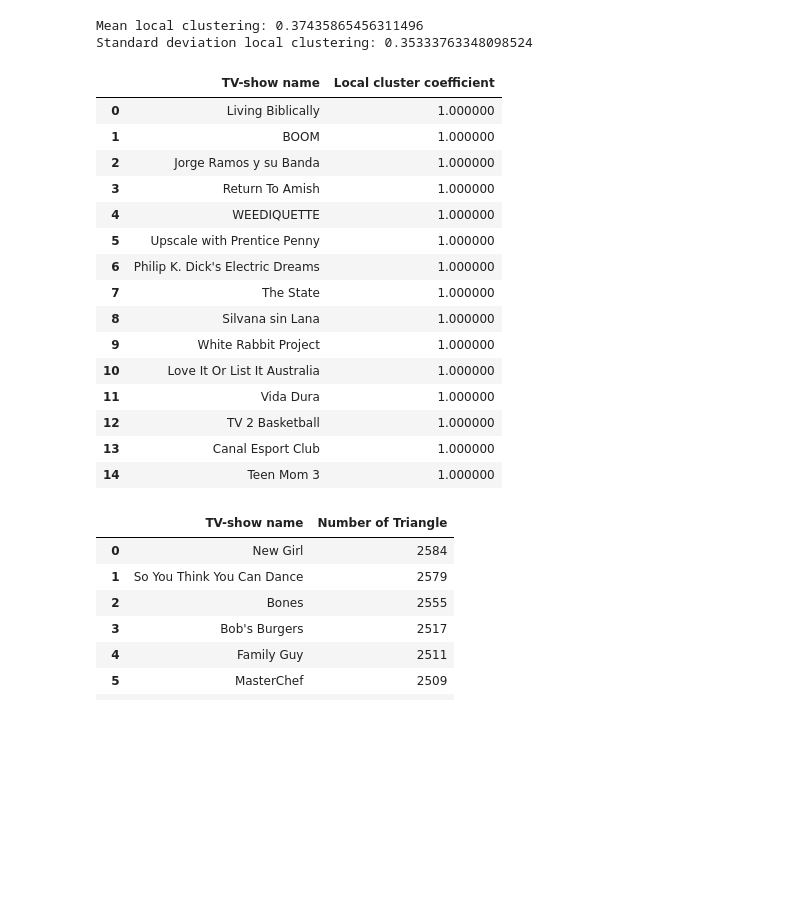
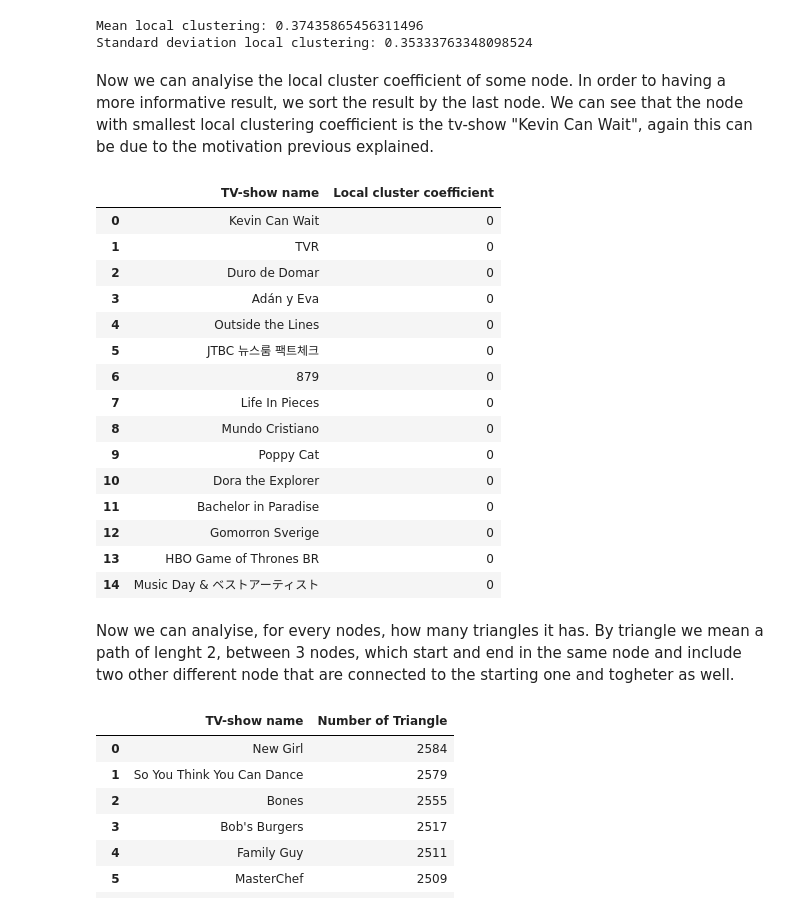
Before and after one commit to tommasopessina/TV-Show-Network-Analysis, a Jupyter notebook: Project.ipynb, the cells around one changed output. Drawn from its saved outputs; the diff is of its cells as text; code cells hidden in the pictures; blank space fills up the shorter version.

```diff
--- a/Project.ipynb
+++ b/Project.ipynb
@@ -98,42 +109,47 @@ print('Standard deviation local clustering: {}'.format(np.std(list_local_cluster
 # %% [output]
 Mean local clustering: 0.37435865456311496
 Standard deviation local clustering: 0.35333763348098524
+# %% [markdown]
+Now we can analyise the local cluster coefficient of some node.
+In order to having a more informative result, we sort the result by the last node. We can see that the node with smallest local clustering coefficient is the tv-show "Kevin Can Wait", again this can be due to the motivation previous explained.
 # %%
 clustering = nx.clustering(graph)
-cluster = sorted(clustering.items(), key=lambda x: x[1], reverse=True)
+cluster = sorted(clustering.items(), key=lambda x: x[1], reverse=False)
 
 clust = []
 name = []
 dfc = pd.DataFrame()
 
 count=0
 for i in cluster:
     if count==max_element:
         break
     count=count+1
     name.append(i[0])
     clust.append(i[1])
 
 dfc["TV-show name"] = name
 dfc["Local cluster coefficient"] = clust
 dfc.style
 # %% [output]
 |  | TV-show name | Local cluster coefficient |
-| 0 | Living Biblically | 1.000000 |
-| 1 | BOOM | 1.000000 |
-| 2 | Jorge Ramos y su Banda | 1.000000 |
-| 3 | Return To Amish | 1.000000 |
-| 4 | WEEDIQUETTE | 1.000000 |
-| 5 | Upscale with Prentice Penny | 1.000000 |
-| 6 | Philip K. Dick's Electric Dreams | 1.000000 |
-| 7 | The State | 1.000000 |
-| 8 | Silvana sin Lana | 1.000000 |
-| 9 | White Rabbit Project | 1.000000 |
-| 10 | Love It Or List It Australia | 1.000000 |
-| 11 | Vida Dura | 1.000000 |
-| 12 | TV 2 Basketball | 1.000000 |
-| 13 | Canal Esport Club | 1.000000 |
-| 14 | Teen Mom 3 | 1.000000 |
+| 0 | Kevin Can Wait | 0 |
+| 1 | TVR | 0 |
+| 2 | Duro de Domar | 0 |
+| 3 | Adán y Eva | 0 |
+| 4 | Outside the Lines | 0 |
+| 5 | JTBC 뉴스룸 팩트체크 | 0 |
+| 6 | 879 | 0 |
+| 7 | Life In Pieces | 0 |
+| 8 | Mundo Cristiano | 0 |
+| 9 | Poppy Cat | 0 |
+| 10 | Dora the Explorer | 0 |
+| 11 | Bachelor in Paradise | 0 |
+| 12 | Gomorron Sverige | 0 |
+| 13 | HBO Game of Thrones BR | 0 |
+| 14 | Music Day & ベストアーティスト | 0 |
+# %% [markdown]
+Now we can analyise, for every nodes, how many triangles it has. By triangle we mean a path of lenght 2, between 3 nodes, which start and end in the same node and include two other different node that are connected to the starting one and togheter as well.
 # %%
 triangle = nx.triangles(graph)
 triangles = sorted(triangle.items(), key=lambda x: x[1], reverse=True)
```
Also changed, not shown: parts of 12 cells of this notebook.
